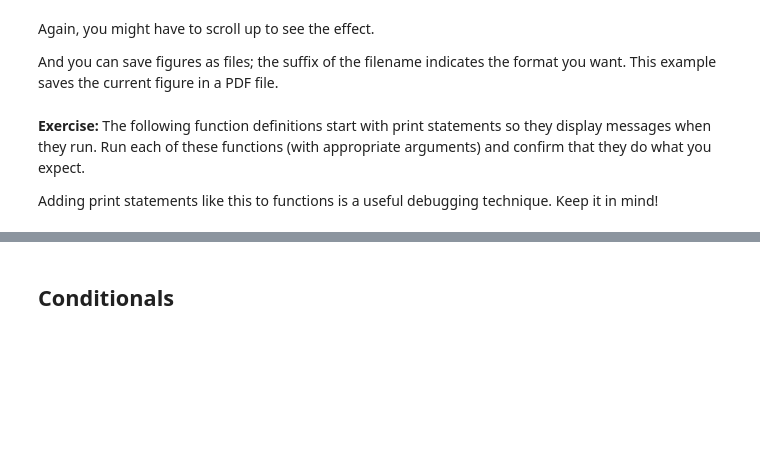
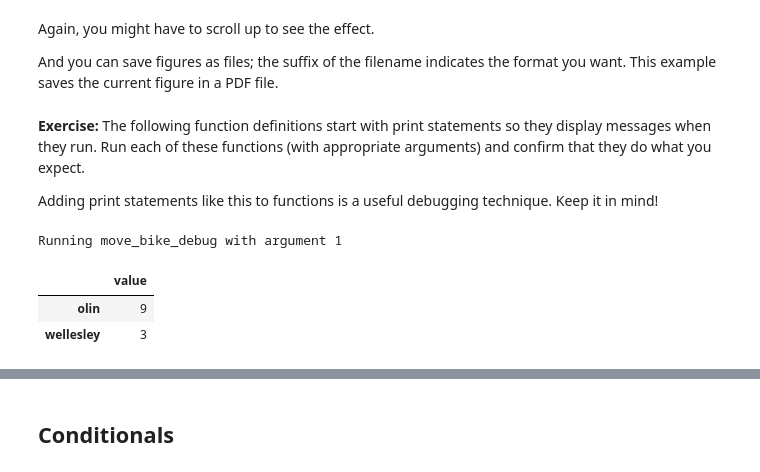
Before and after one commit to junwonlee5/ModSimPy, a Jupyter notebook: code/chap01mine.ipynb, the cells around one changed output, grey strips where cells are left out. Saved outputs shown, nothing was run; the diff lists cells and outputs as text; code cells hidden in the pictures; blank space fills up the shorter version.

```diff
--- a/code/chap01mine.ipynb
+++ b/code/chap01mine.ipynb
@@ -309,12 +359,18 @@ def bike_to_olin_debug():
     print('Running bike_to_olin_debug')
     move_bike_debug(-1)
 # %%
-def bike_to_wellesley_debug():
-    print('Running bike_to_wellesley_debug')
-    move_bike_debug(1)
+def move_bike_debug(n):
+    print('Running move_bike_debug with argument', n)
+    bikeshare.olin -= n
+    bikeshare.wellesley += n
 
 move_bike_debug(1)
 bikeshare
+# %% [output]
+Running move_bike_debug with argument 1
+|  | value |
+| olin | 9 |
+| wellesley | 3 |
 # %%
 # Solution goes here
 def bike_to_wellesley_debug():
```
Also changed, not shown: parts of 34 cells of this notebook.
